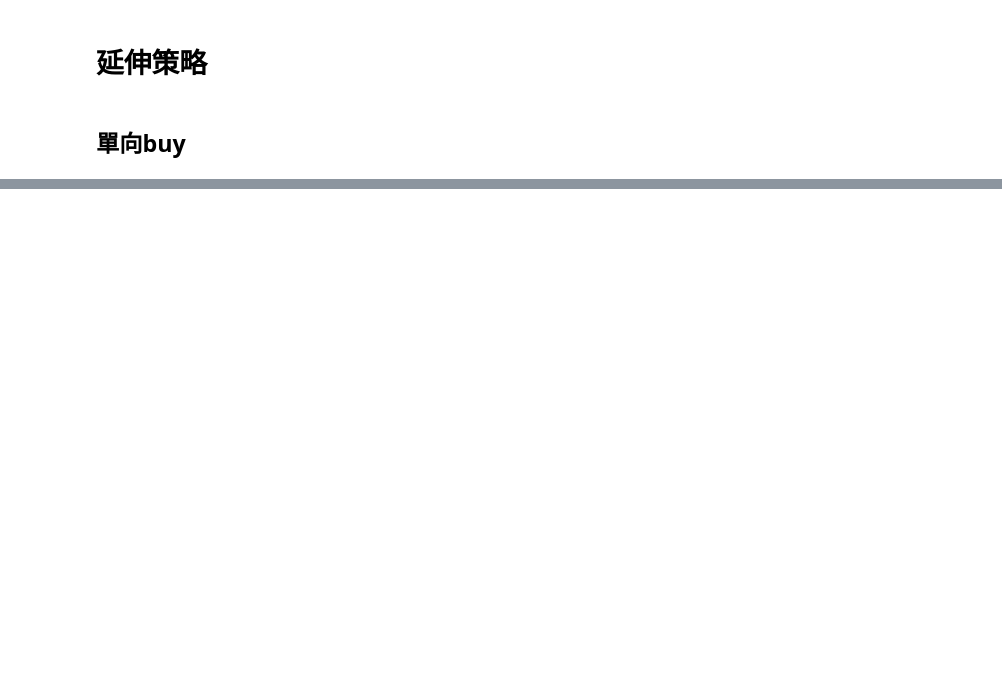
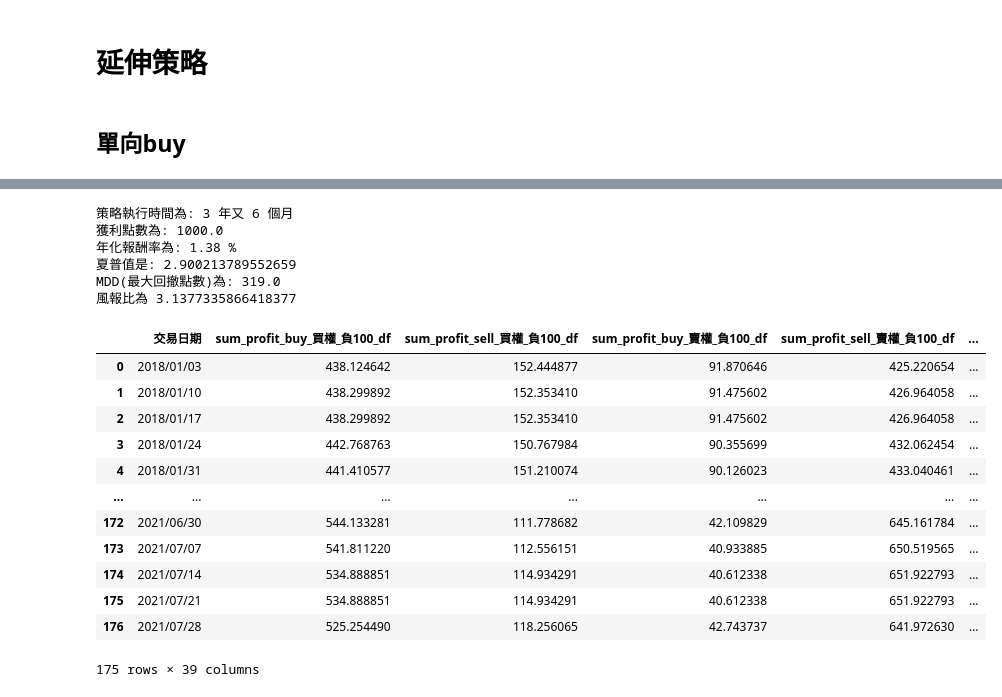
Before and after one commit to Hung-Ching-Lee/TW_Option_Backtest, a Jupyter notebook: op_backtest.ipynb, the cells around one changed output, grey strips where cells are left out. Drawn from its saved outputs; the diff is of its cells as text; code cells hidden in the pictures; blank space fills up the shorter version.

```diff
--- a/op_backtest.ipynb
+++ b/op_backtest.ipynb
@@ -589,0 +647,11 @@ visualize(result_sdf,)
+# %%
+# 賣賣,put,call,價內外9檔,總共36種組合
+
+spread_list = [-100,-50,0,50,100,150,200,250,300]
+call_or_put_list = ["買權","賣權"]
+buy_or_sell_list = ["buy","sell"]
+# buy_or_sell_list = ["buy"]
+
+# spread_list = [-50,0,50]
+# call_or_put_list = ["買權","賣權"]
+# buy_or_sell_list = ["buy","sell"]
@@ -589,0 +715,9 @@ visualize(result_sdf,)
+# %%
+def merge_result_df(result_df_list):
+    all_result_df = names[result_df_list[0]].iloc[:,[0]]
+    new_result_df_list = []
+    for result_df in result_df_list:
+#         if names[result_df].iloc[-1,2]>0:
+        all_result_df = pd.merge(all_result_df, names[result_df].iloc[:,[0,2]].rename(columns={'sum_profit':f'sum_profit_{result_df}'}), how='left', on='交易日期')
+        new_result_df_list.append(result_df)
+    return new_result_df_list,all_result_df
@@ -589,0 +844,22 @@ visualize(result_sdf,)
+# %%
+get_strategy_performance_report(portfolio_df)
+# %% [output]
+策略執行時間為: 3 年又 6 個月
+獲利點數為: 1000.0
+年化報酬率為: 1.38 %
+夏普值是: 2.900213789552659
+MDD(最大回撤點數)為: 319.0
+風報比為 3.1377335866418377
+|  | 交易日期 | sum_profit_buy_買權_負100_df | sum_profit_sell_買權_負100_df | sum_profit_buy_賣權_負100_df | sum_profit_sell_賣權_負100_df | ... |
+| 0 | 2018/01/03 | 438.124642 | 152.444877 | 91.870646 | 425.220654 | ... |
+| 1 | 2018/01/10 | 438.299892 | 152.353410 | 91.475602 | 426.964058 | ... |
+| 2 | 2018/01/17 | 438.299892 | 152.353410 | 91.475602 | 426.964058 | ... |
+| 3 | 2018/01/24 | 442.768763 | 150.767984 | 90.355699 | 432.062454 | ... |
+| 4 | 2018/01/31 | 441.410577 | 151.210074 | 90.126023 | 433.040461 | ... |
+| ... | ... | ... | ... | ... | ... | ... |
+| 172 | 2021/06/30 | 544.133281 | 111.778682 | 42.109829 | 645.161784 | ... |
+| 173 | 2021/07/07 | 541.811220 | 112.556151 | 40.933885 | 650.519565 | ... |
+| 174 | 2021/07/14 | 534.888851 | 114.934291 | 40.612338 | 651.922793 | ... |
+| 175 | 2021/07/21 | 534.888851 | 114.934291 | 40.612338 | 651.922793 | ... |
+| 176 | 2021/07/28 | 525.254490 | 118.256065 | 42.743737 | 641.972630 | ... |
+175 rows × 39 columns
```
Also changed, not shown: parts of 32 cells of this notebook.
